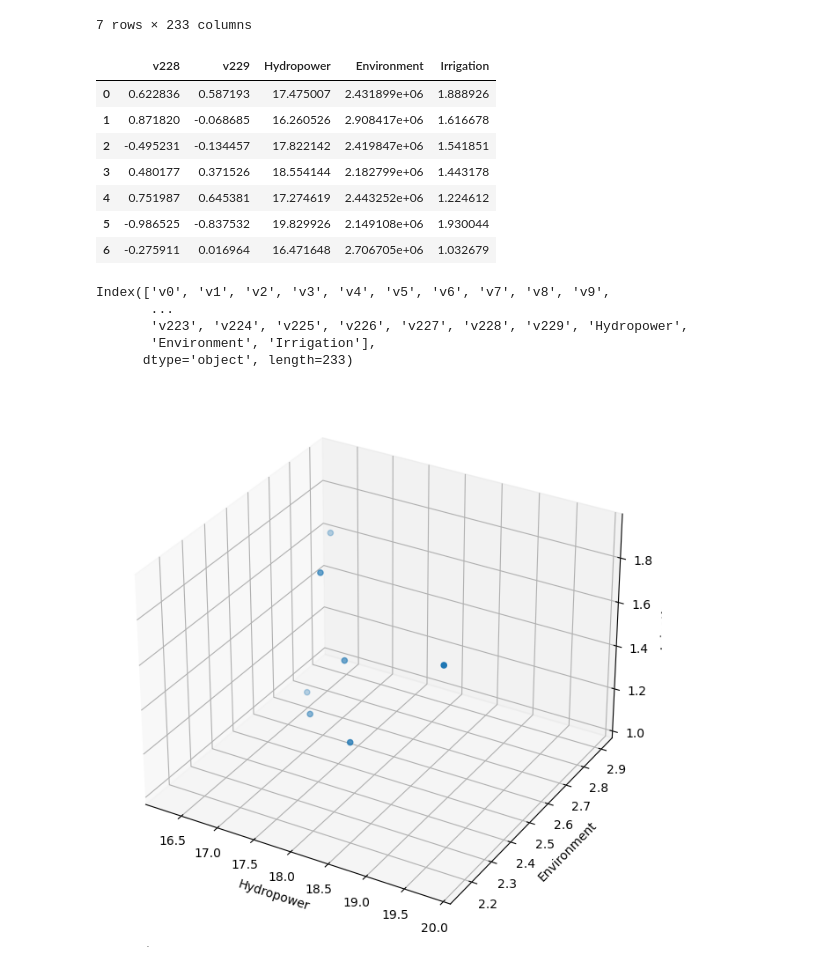
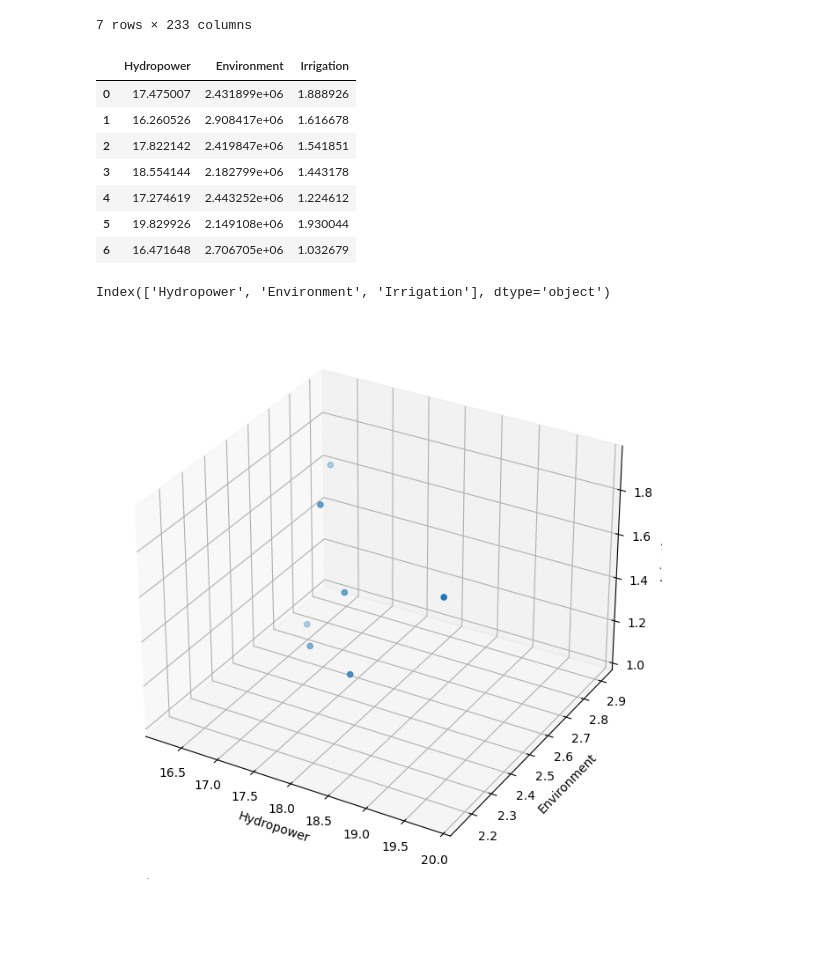
Before and after one commit to poeufs/16.02.22.Multiobjective, a Jupyter notebook: Multiobjective-multi-reservoir-control-d50e4da0f6a9a9c852b4904e640299adc96714bb/ZambeziSmashPython/optimization_results/Visualization_opt.ipynb, the cells around one changed output. Cells and saved outputs as stored; diff of their text form; code cells hidden in the pictures; blank space fills up the shorter version.

Commit message:
convergence, borg, visualization (in progress) added

```diff
--- a/Multiobjective-multi-reservoir-control-d50e4da0f6a9a9c852b4904e640299adc96714bb/ZambeziSmashPython/optimization_results/Visualization_opt.ipynb
+++ b/Multiobjective-multi-reservoir-control-d50e4da0f6a9a9c852b4904e640299adc96714bb/ZambeziSmashPython/optimization_results/Visualization_opt.ipynb
@@ -7,6 +9,7 @@ import matplotlib.pyplot as plt
 import os
 os.chdir('optimization_results')
 # %%
+# Load the merged results
 column_names = ['Hydropower', 'Environment', 'Irrigation']
-df = pd.read_csv(f"merged_results_1_borg_test.csv", index_col=0) #, usecols = column_names)
+obj_merged = pd.read_csv(f"merged_results_1_borg_test.csv", index_col=0) #, usecols = column_names)
 # %%
@@ -22,23 +25,20 @@ df
 | 6 | -0.821830 | -0.730092 | -0.080379 | -0.212059 | -0.612806 | 0.218698 | -0.590159 | -0.713862 | -0.428474 | -0.354886 | ... | ... |
 7 rows × 233 columns
 # %%
-df1 = df.iloc[:,-5:]
+# Only consider the last three columns containing the objectives
+df1 = df.iloc[:,-3:]
 df1
 # %% [output]
-|  | v228 | v229 | Hydropower | Environment | Irrigation |
-| 0 | 0.622836 | 0.587193 | 17.475007 | 2.431899e+06 | 1.888926 |
-| 1 | 0.871820 | -0.068685 | 16.260526 | 2.908417e+06 | 1.616678 |
-| 2 | -0.495231 | -0.134457 | 17.822142 | 2.419847e+06 | 1.541851 |
-| 3 | 0.480177 | 0.371526 | 18.554144 | 2.182799e+06 | 1.443178 |
-| 4 | 0.751987 | 0.645381 | 17.274619 | 2.443252e+06 | 1.224612 |
-| 5 | -0.986525 | -0.837532 | 19.829926 | 2.149108e+06 | 1.930044 |
-| 6 | -0.275911 | 0.016964 | 16.471648 | 2.706705e+06 | 1.032679 |
+|  | Hydropower | Environment | Irrigation |
+| 0 | 17.475007 | 2.431899e+06 | 1.888926 |
+| 1 | 16.260526 | 2.908417e+06 | 1.616678 |
+| 2 | 17.822142 | 2.419847e+06 | 1.541851 |
+| 3 | 18.554144 | 2.182799e+06 | 1.443178 |
+| 4 | 17.274619 | 2.443252e+06 | 1.224612 |
+| 5 | 19.829926 | 2.149108e+06 | 1.930044 |
+| 6 | 16.471648 | 2.706705e+06 | 1.032679 |
 # %%
-print(df.columns)
+print(df1.columns)
 # %% [output]
-Index(['v0', 'v1', 'v2', 'v3', 'v4', 'v5', 'v6', 'v7', 'v8', 'v9',
-       ...
-       'v223', 'v224', 'v225', 'v226', 'v227', 'v228', 'v229', 'Hydropower',
-       'Environment', 'Irrigation'],
-      dtype='object', length=233)
+Index(['Hydropower', 'Environment', 'Irrigation'], dtype='object')
 # %%
```
Also changed, not shown: parts of 11 cells of this notebook, 7 other files.
